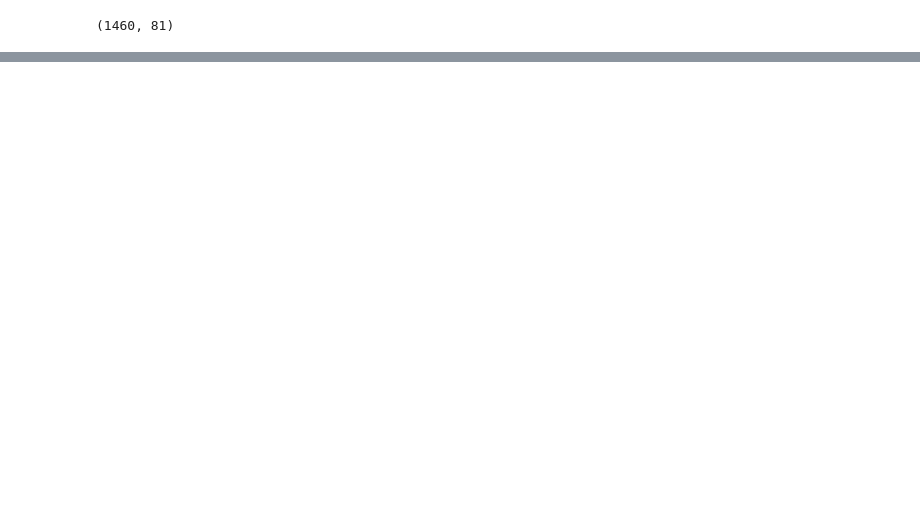
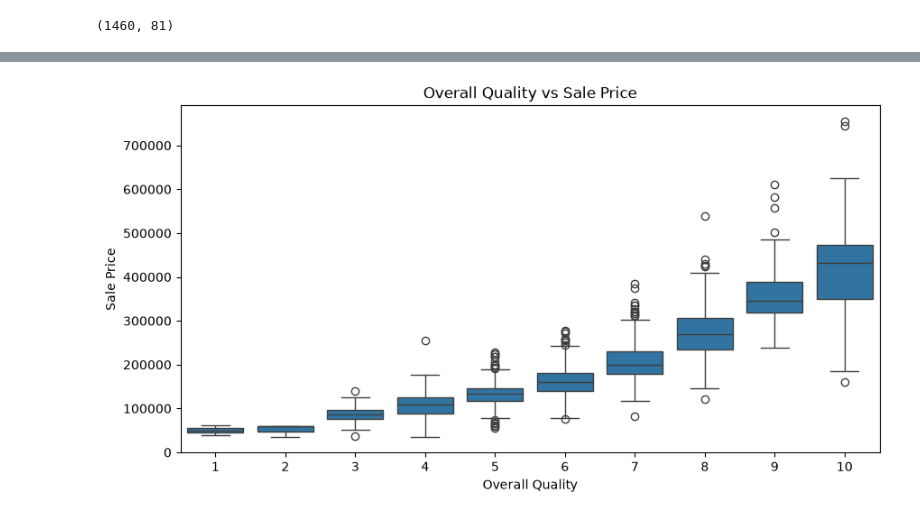
Before and after one commit to MayankDevineni/Ames-housing_data, a Jupyter notebook: PRCP-1020-HousePricePrediction.ipynb, the cells around one changed output, grey strips where cells are left out. Saved outputs shown, nothing was run; the diff lists cells and outputs as text; code cells hidden in the pictures; blank space fills up the shorter version.

```diff
--- a/PRCP-1020-HousePricePrediction.ipynb
+++ b/PRCP-1020-HousePricePrediction.ipynb
@@ -99,0 +218,11 @@ dtype: int64
+# %%
+plt.figure(figsize=(10, 5))
+
+sns.boxplot(data=df, x="OverallQual", y="SalePrice")
+
+plt.title("Overall Quality vs Sale Price")
+plt.xlabel("Overall Quality")
+plt.ylabel("Sale Price")
+plt.show()
+# %% [output]
+[figure, added]
```
Also changed, not shown: parts of 18 cells of this notebook.
